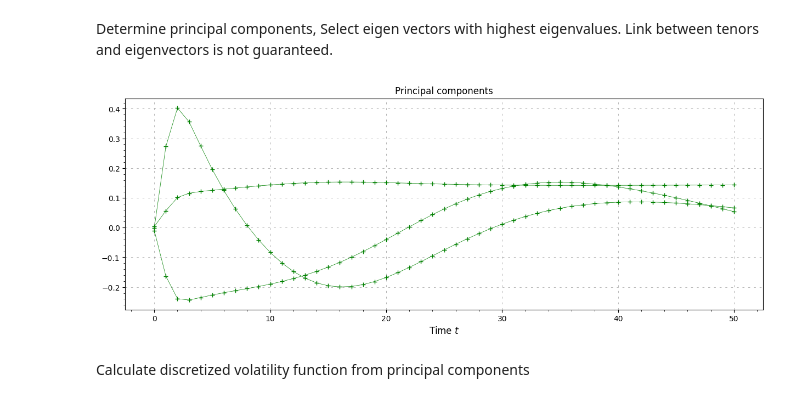
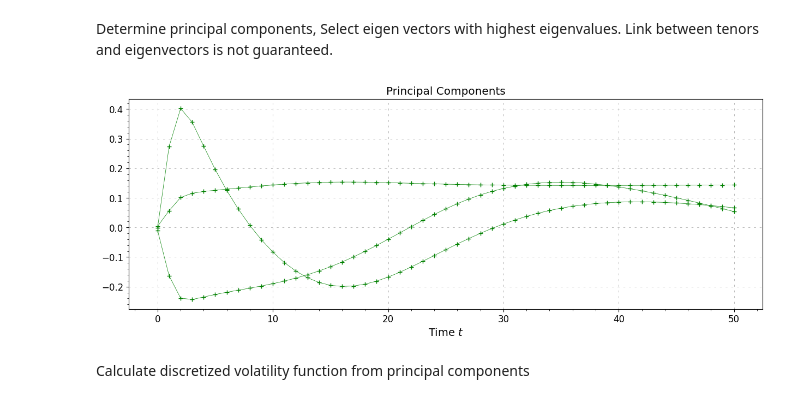
Before and after one commit to SarcasticMatrix/HJM-models-for-alm, a Jupyter notebook: model/main.ipynb, the cells around one changed output. Drawn from its saved outputs; the diff is of its cells as text; code cells hidden in the pictures.

```diff
--- a/model/main.ipynb
+++ b/model/main.ipynb
@@ -99,23 +129,25 @@ print(eigval)
 # %% [markdown]
 Determine principal components, Select eigen vectors with highest eigenvalues. Link between tenors and eigenvectors is not guaranteed.
 # %%
-factors=3
-index_eigvec = list(reversed(eigval.argsort()))[0:factors]   # Principal eigenvectors
-princ_eigval = np.array([eigval[i] for i in index_eigvec])   # Principal eigenvalues
-princ_comp = np.hstack([eigvec[:,i] for i in index_eigvec])  # Principal components
+factors = 3
 
-fig, ax = plt.subplots(1, figsize=(15,5),)
+top_eigen_indices = np.argsort(eigval)[::-1][:factors]  # Indices of the principal eigenvectors
+principal_eigenvalues = eigval[top_eigen_indices]
+principal_components = eigvec[:, top_eigen_indices]
 
-ax.plot(princ_comp, marker='+', color='green', linewidth=0.5)
-ax.set_xlabel(r'Time $t$', fontsize=12)
-ax.grid(visible=True,which="major",linestyle="--",dashes=(5, 10),color="gray",linewidth=0.5,alpha=0.8)
+fig, ax = plt.subplots(figsize=(15, 5))
+
+ax.plot(principal_components, marker='+', color='green', linewidth=0.5)
+ax.set_xlabel(r'Time $t$', fontsize=14)
+ax.grid(visible=True, which="major", linestyle="--", dashes=(5, 10), color="gray", linewidth=0.5, alpha=0.8)
 ax.minorticks_on()
 ax.grid(which="minor", visible=False)
-plt.title("Principal components")
-plt.savefig(fname='plots/discretized-volatilities.pdf')
+plt.title("Principal Components")
+
+plt.savefig(fname='plots/principal_components.pdf')
 plt.show()
 # %% [output]
-[figure, old version]
+[figure, new version]
 # %% [markdown]
 Calculate discretized volatility function from principal components
 # %%
```
Also changed, not shown: parts of 11 cells of this notebook, 8 other files.
